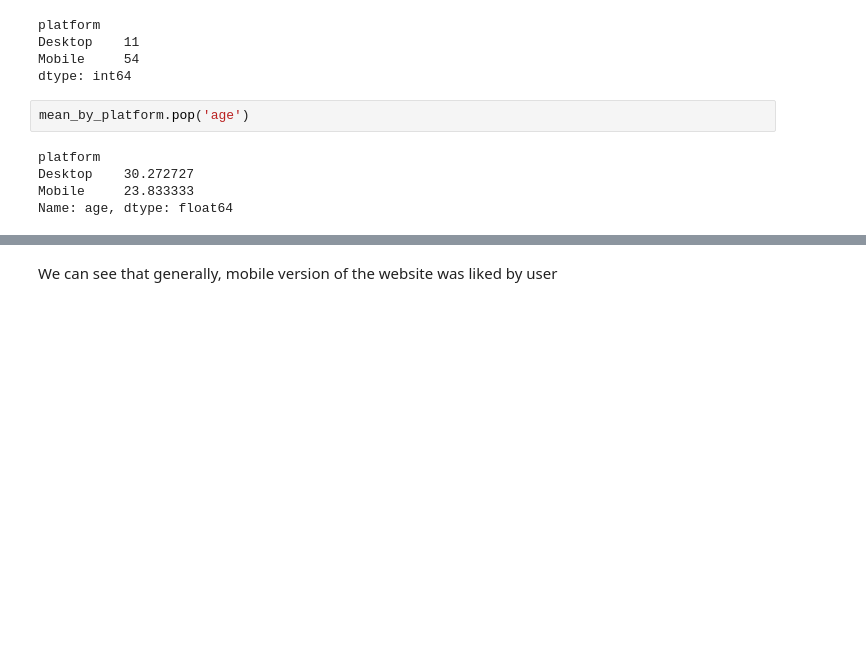
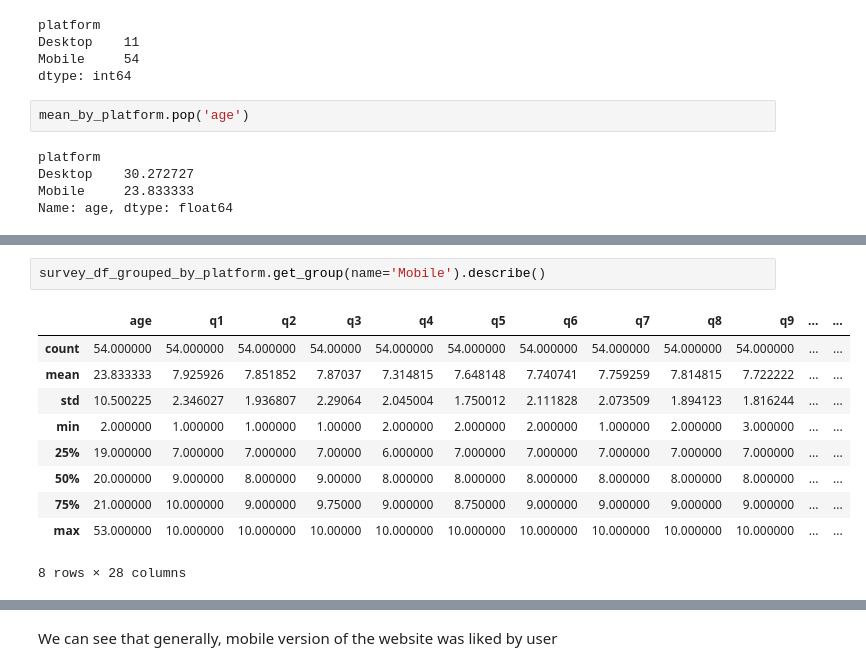
Before and after one commit to Buzzou/prog_ds, a Jupyter notebook: A3_Data_Analysis_Project.ipynb, the cells around one changed output, grey strips where cells are left out. Saved outputs shown, nothing was run; the diff lists cells and outputs as text; blank space fills up the shorter version.

```diff
--- a/A3_Data_Analysis_Project.ipynb
+++ b/A3_Data_Analysis_Project.ipynb
@@ -715,0 +716,13 @@ Name: age, dtype: float64
+# %%
+survey_df_grouped_by_platform.get_group(name='Mobile').describe()
+# %% [output]
+|  | age | q1 | q2 | q3 | q4 | q5 | q6 | q7 | q8 | q9 | ... | ... |
+| count | 54.000000 | 54.000000 | 54.000000 | 54.00000 | 54.000000 | 54.000000 | 54.000000 | 54.000000 | 54.000000 | 54.000000 | ... | ... |
+| mean | 23.833333 | 7.925926 | 7.851852 | 7.87037 | 7.314815 | 7.648148 | 7.740741 | 7.759259 | 7.814815 | 7.722222 | ... | ... |
+| std | 10.500225 | 2.346027 | 1.936807 | 2.29064 | 2.045004 | 1.750012 | 2.111828 | 2.073509 | 1.894123 | 1.816244 | ... | ... |
+| min | 2.000000 | 1.000000 | 1.000000 | 1.00000 | 2.000000 | 2.000000 | 2.000000 | 1.000000 | 2.000000 | 3.000000 | ... | ... |
+| 25% | 19.000000 | 7.000000 | 7.000000 | 7.00000 | 6.000000 | 7.000000 | 7.000000 | 7.000000 | 7.000000 | 7.000000 | ... | ... |
+| 50% | 20.000000 | 9.000000 | 8.000000 | 9.00000 | 8.000000 | 8.000000 | 8.000000 | 8.000000 | 8.000000 | 8.000000 | ... | ... |
+| 75% | 21.000000 | 10.000000 | 9.000000 | 9.75000 | 9.000000 | 8.750000 | 9.000000 | 9.000000 | 9.000000 | 9.000000 | ... | ... |
+| max | 53.000000 | 10.000000 | 10.000000 | 10.00000 | 10.000000 | 10.000000 | 10.000000 | 10.000000 | 10.000000 | 10.000000 | ... | ... |
+8 rows × 28 columns
```
Also changed, not shown: parts of 14 cells of this notebook, 1 other file.
